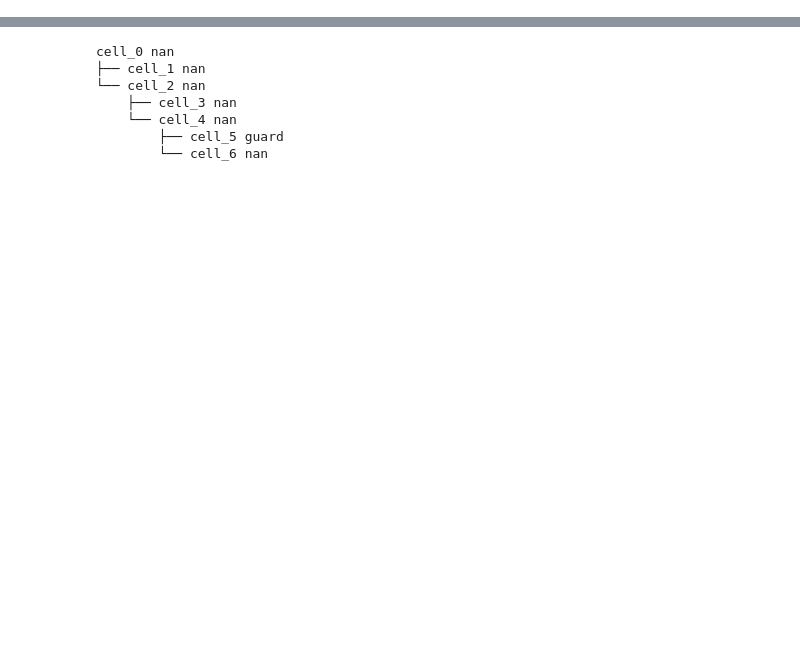
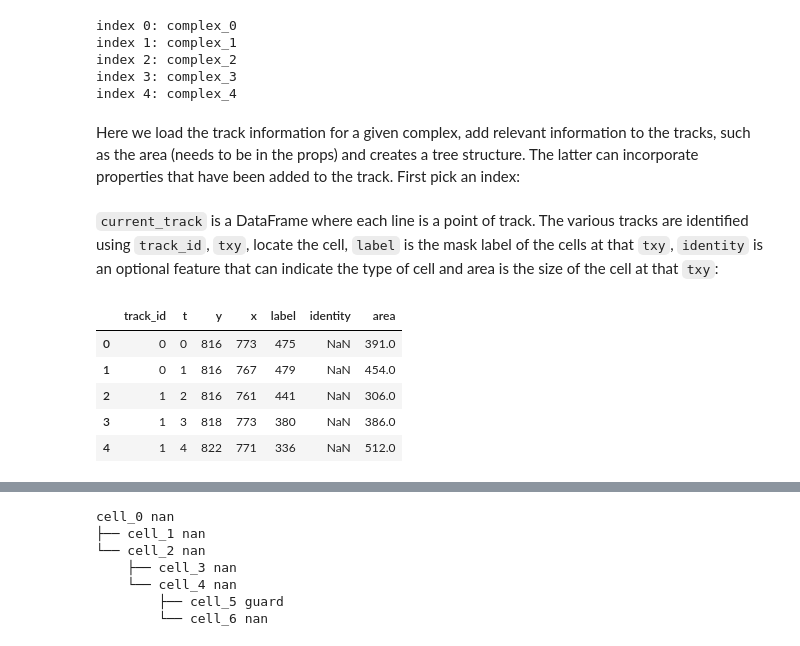
Before and after one commit to guiwitz/napari-meristem, a Jupyter notebook: docs/Meristem_postproc.ipynb, the cells around one changed output, grey strips where cells are left out. Cells and saved outputs as stored; diff of their text form; code cells hidden in the pictures; blank space fills up the shorter version.

````diff
--- a/docs/Meristem_postproc.ipynb
+++ b/docs/Meristem_postproc.ipynb
@@ -37,0 +51,11 @@ Here we load the track information for a given complex, add relevant information
+# %%
+for ind, c in enumerate(complex_list):
+    print(f'index {ind}: {c.name}')
+# %% [output]
+index 0: complex_0
+index 1: complex_1
+index 2: complex_2
+index 3: complex_3
+index 4: complex_4
+# %% [markdown]
+Here we load the track information for a given complex, add relevant information to the tracks, such as the area (needs to be in the props) and creates a tree structure. The latter can incorporate properties that have been added to the track. First pick an index:
@@ -42,3 +66,14 @@ current_track, graph = postproc.load_complex_track(complex_list[complex_id])
 current_track = postproc.add_feature_to_track(current_track, props, 'area')
 
 all_trees = postproc.create_cell_tree(current_track, graph, properties=['t', 'area'])
+# %% [markdown]
+```current_track``` is a DataFrame where each line is a point of track. The various tracks are identified using ```track_id```, ```txy```, locate the cell, ```label``` is the mask label of the cells at that ```txy```, ```identity``` is an optional feature that can indicate the type of cell and area is the size of the cell at that ```txy```:
+# %%
+current_track.head(5)
+# %% [output]
+|  | track_id | t | y | x | label | identity | area |
+| 0 | 0 | 0 | 816 | 773 | 475 | NaN | 391.0 |
+| 1 | 0 | 1 | 816 | 767 | 479 | NaN | 454.0 |
+| 2 | 1 | 2 | 816 | 761 | 441 | NaN | 306.0 |
+| 3 | 1 | 3 | 818 | 773 | 380 | NaN | 386.0 |
+| 4 | 1 | 4 | 822 | 771 | 336 | NaN | 512.0 |
````
Also changed, not shown: parts of 27 cells of this notebook.
